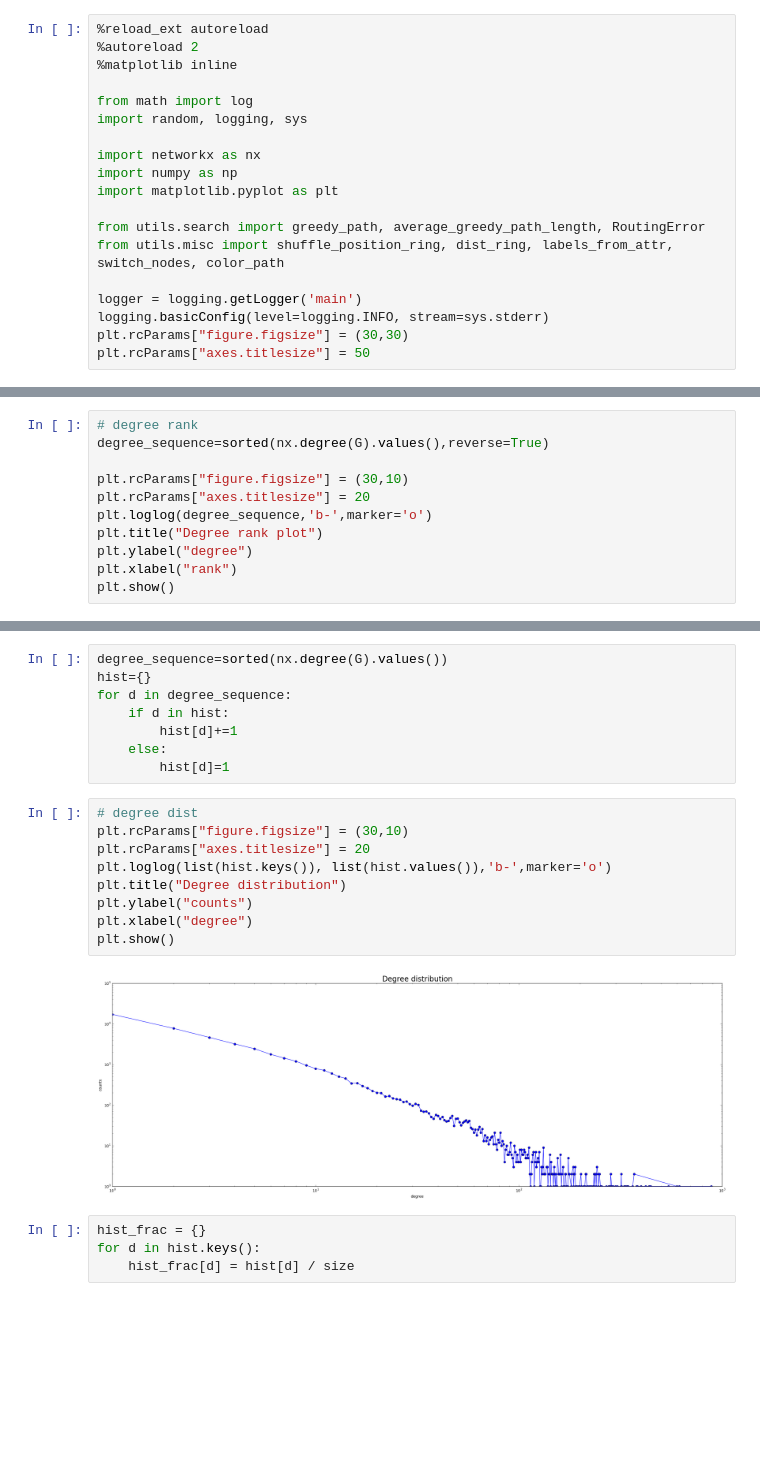
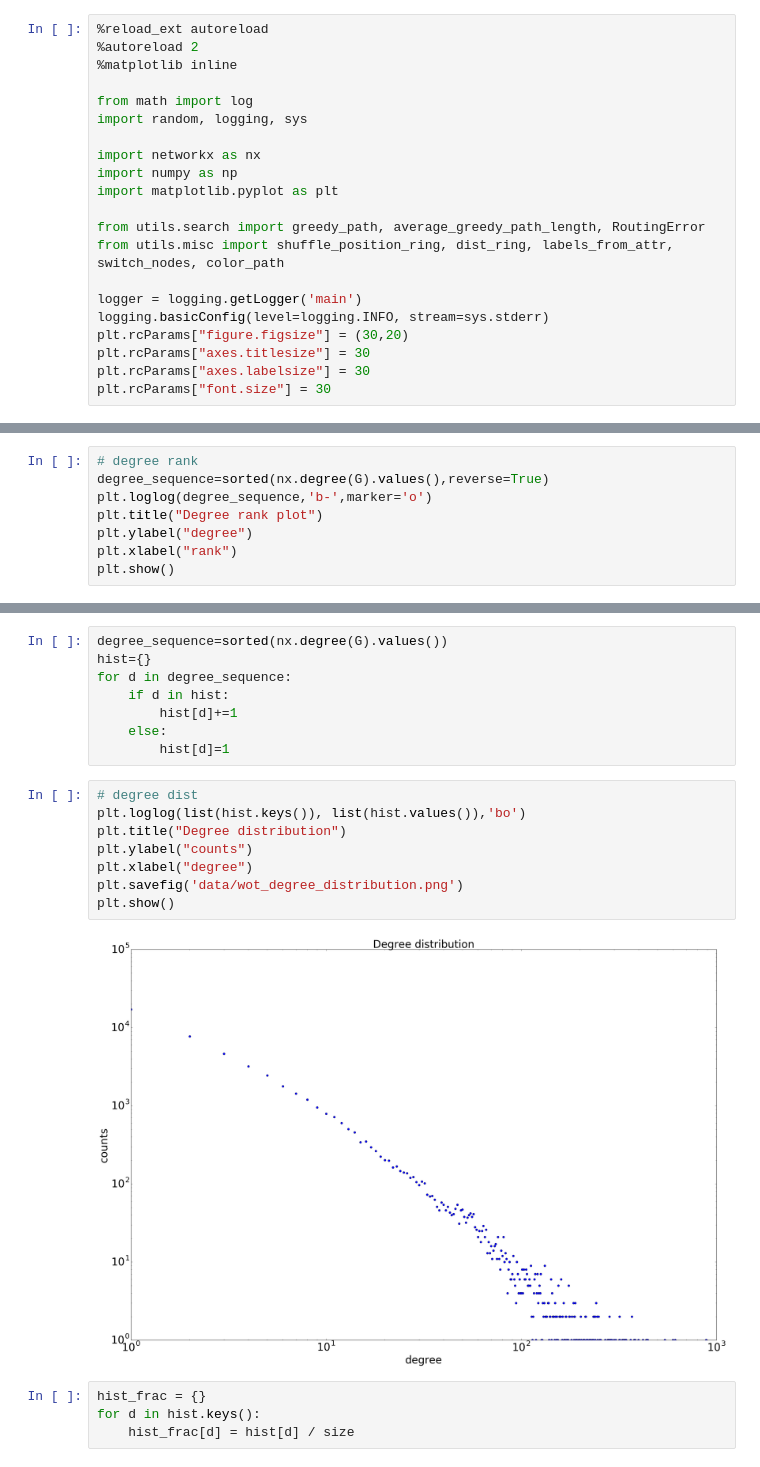
Before and after one commit to akiratk0355/navigable-network-analysis, a Jupyter notebook: wot.ipynb, the cells around one changed output, grey strips where cells are left out. Drawn from its saved outputs; the diff is of its cells as text; blank space fills up the shorter version.

```diff
--- a/wot.ipynb
+++ b/wot.ipynb
@@ -17,8 +17,10 @@ from utils.misc import shuffle_position_ring, dist_ring, labels_from_attr, switc
 
 logger = logging.getLogger('main')
 logging.basicConfig(level=logging.INFO, stream=sys.stderr)
-plt.rcParams["figure.figsize"] = (30,30)
-plt.rcParams["axes.titlesize"] = 50
+plt.rcParams["figure.figsize"] = (30,20)
+plt.rcParams["axes.titlesize"] = 30
+plt.rcParams["axes.labelsize"] = 30
+plt.rcParams["font.size"] = 30
 # %%
 G = nx.read_graphml('data/2016-12-11.wot.mut.graphml')
 # %%
@@ -32,9 +37,6 @@ G.number_of_edges()
 # %%
 # degree rank
 degree_sequence=sorted(nx.degree(G).values(),reverse=True)
-
-plt.rcParams["figure.figsize"] = (30,10)
-plt.rcParams["axes.titlesize"] = 20
 plt.loglog(degree_sequence,'b-',marker='o')
 plt.title("Degree rank plot")
 plt.ylabel("degree")
@@ -52,15 +54,14 @@ for d in degree_sequence:
         hist[d]=1
 # %%
 # degree dist
-plt.rcParams["figure.figsize"] = (30,10)
-plt.rcParams["axes.titlesize"] = 20
-plt.loglog(list(hist.keys()), list(hist.values()),'b-',marker='o')
+plt.loglog(list(hist.keys()), list(hist.values()),'bo')
 plt.title("Degree distribution")
 plt.ylabel("counts")
 plt.xlabel("degree")
+plt.savefig('data/wot_degree_distribution.png')
 plt.show()
 # %% [output]
-[figure, old version]
+[figure, new version]
 # %%
 hist_frac = {}
 for d in hist.keys():
```
Also changed, not shown: parts of 6 cells of this notebook, 1 other file.
